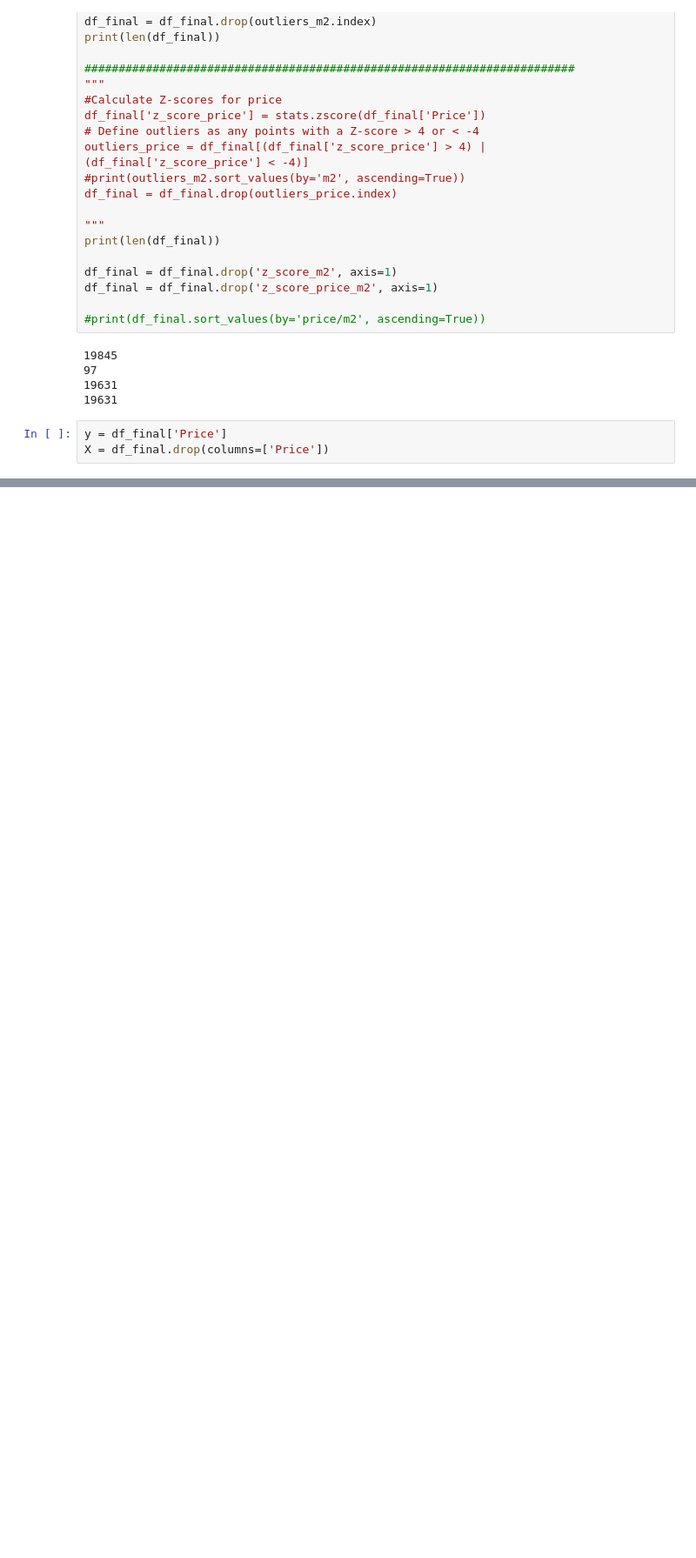
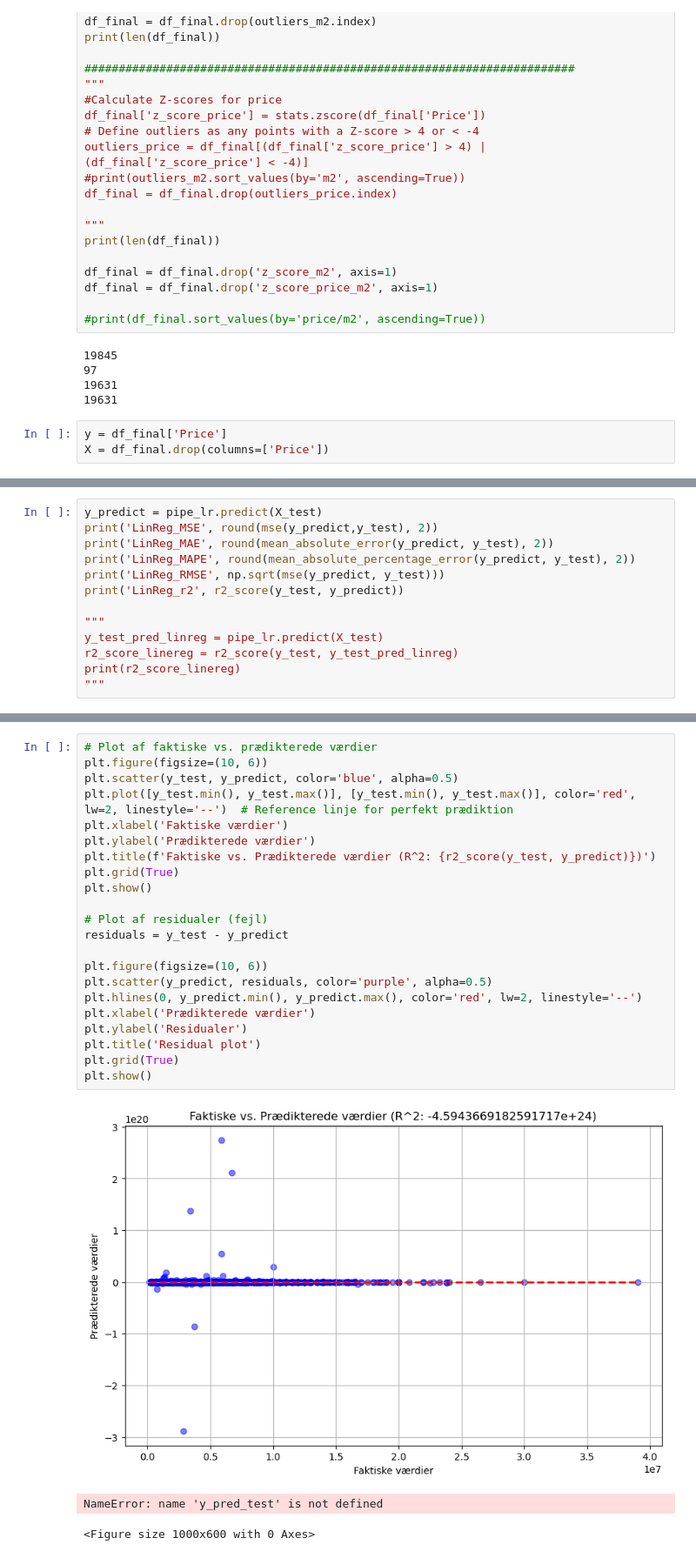
Before and after one commit to matliras/Sommerskole7, a Jupyter notebook: Eksamensprojekt/ML/OLS.ipynb, the cells around one changed output, grey strips where cells are left out. Shown: that part at 87% size. Saved outputs shown, nothing was run; the diff lists cells and outputs as text; blank space fills up the shorter version.

```diff
--- a/Eksamensprojekt/ML/OLS.ipynb
+++ b/Eksamensprojekt/ML/OLS.ipynb
@@ -109,0 +177,13 @@ Pipeline(steps=[('polynomialfeatures', PolynomialFeatures()),
+# %%
+y_predict = pipe_lr.predict(X_test)
+print('LinReg_MSE', round(mse(y_predict,y_test), 2))
+print('LinReg_MAE', round(mean_absolute_error(y_predict, y_test), 2))
+print('LinReg_MAPE', round(mean_absolute_percentage_error(y_predict, y_test), 2))
+print('LinReg_RMSE', np.sqrt(mse(y_predict, y_test)))
+print('LinReg_r2', r2_score(y_test, y_predict))
+
+"""
+y_test_pred_linreg = pipe_lr.predict(X_test)
+r2_score_linereg = r2_score(y_test, y_test_pred_linreg)
+print(r2_score_linereg)
+"""
@@ -109,0 +197,26 @@ Pipeline(steps=[('polynomialfeatures', PolynomialFeatures()),
+# %%
+# Plot af faktiske vs. prædikterede værdier
+plt.figure(figsize=(10, 6))
+plt.scatter(y_test, y_predict, color='blue', alpha=0.5)
+plt.plot([y_test.min(), y_test.max()], [y_test.min(), y_test.max()], color='red', lw=2, linestyle='--')  # Reference linje for perfekt prædiktion
+plt.xlabel('Faktiske værdier')
+plt.ylabel('Prædikterede værdier')
+plt.title(f'Faktiske vs. Prædikterede værdier (R^2: {r2_score(y_test, y_predict)})')
+plt.grid(True)
+plt.show()
+
+# Plot af residualer (fejl)
+residuals = y_test - y_predict
+
+plt.figure(figsize=(10, 6))
+plt.scatter(y_predict, residuals, color='purple', alpha=0.5)
+plt.hlines(0, y_predict.min(), y_predict.max(), color='red', lw=2, linestyle='--')
+plt.xlabel('Prædikterede værdier')
+plt.ylabel('Residualer')
+plt.title('Residual plot')
+plt.grid(True)
+plt.show()
+# %% [output]
+[figure, added]
+NameError: name 'y_pred_test' is not defined
+<Figure size 1000x600 with 0 Axes>
```
Also changed, not shown: parts of 17 cells of this notebook.
